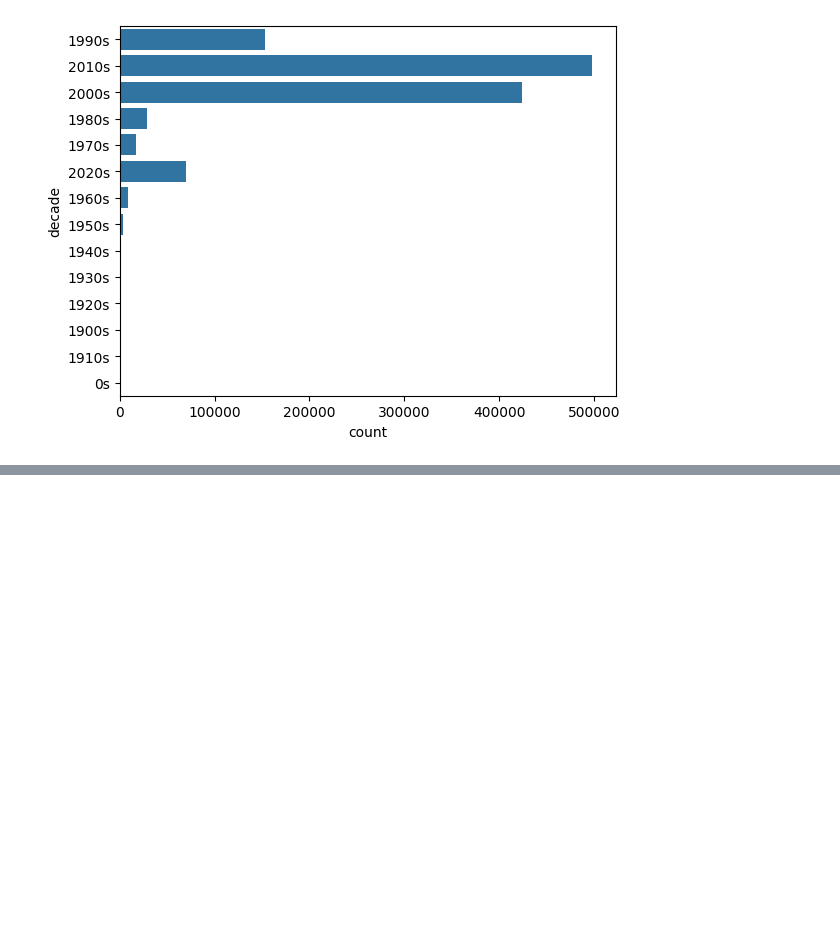
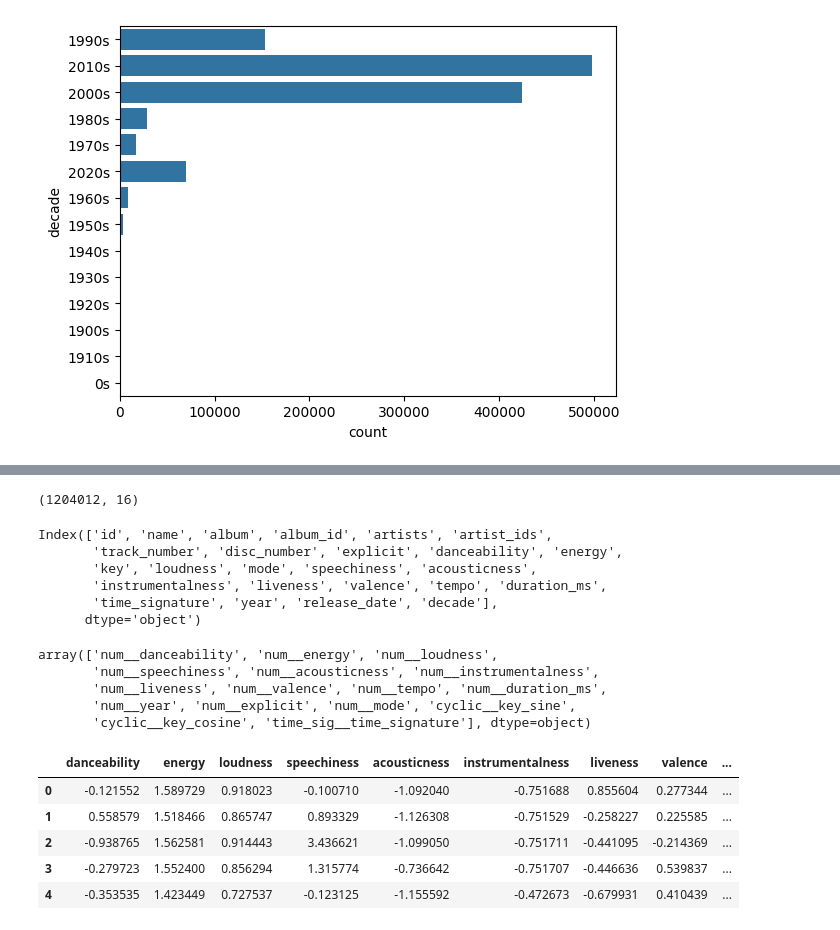
Before and after one commit to Sladkopar/PMLDL, a Jupyter notebook: notebooks(tests)/preprocess.ipynb, the cells around one changed output, grey strips where cells are left out. Drawn from its saved outputs; the diff is of its cells as text; code cells hidden in the pictures; blank space fills up the shorter version.

```diff
--- a/notebooks(tests)/preprocess.ipynb
+++ b/notebooks(tests)/preprocess.ipynb
@@ -185,0 +357,32 @@ sns.countplot(df.loc[:, 'decade'])
+# %%
+preprocessed_df.shape
+# %% [output]
+(1204012, 16)
+# %%
+df.columns
+# %% [output]
+Index(['id', 'name', 'album', 'album_id', 'artists', 'artist_ids',
+       'track_number', 'disc_number', 'explicit', 'danceability', 'energy',
+       'key', 'loudness', 'mode', 'speechiness', 'acousticness',
+       'instrumentalness', 'liveness', 'valence', 'tempo', 'duration_ms',
+       'time_signature', 'year', 'release_date', 'decade'],
+      dtype='object')
+# %%
+preprocessor.get_feature_names_out()
+# %% [output]
+array(['num__danceability', 'num__energy', 'num__loudness',
+       'num__speechiness', 'num__acousticness', 'num__instrumentalness',
+       'num__liveness', 'num__valence', 'num__tempo', 'num__duration_ms',
+       'num__year', 'num__explicit', 'num__mode', 'cyclic__key_sine',
+       'cyclic__key_cosine', 'time_sig__time_signature'], dtype=object)
+# %%
+preprocessed_column_names = list(map(lambda x: x.split('__')[1], preprocessor.get_feature_names_out().tolist()))
+final_df = pd.DataFrame(data=preprocessed_df, columns=preprocessed_column_names)
+final_df.head()
+# %% [output]
+|  | danceability | energy | loudness | speechiness | acousticness | instrumentalness | liveness | valence | ... |
+| 0 | -0.121552 | 1.589729 | 0.918023 | -0.100710 | -1.092040 | -0.751688 | 0.855604 | 0.277344 | ... |
+| 1 | 0.558579 | 1.518466 | 0.865747 | 0.893329 | -1.126308 | -0.751529 | -0.258227 | 0.225585 | ... |
+| 2 | -0.938765 | 1.562581 | 0.914443 | 3.436621 | -1.099050 | -0.751711 | -0.441095 | -0.214369 | ... |
+| 3 | -0.279723 | 1.552400 | 0.856294 | 1.315774 | -0.736642 | -0.751707 | -0.446636 | 0.539837 | ... |
+| 4 | -0.353535 | 1.423449 | 0.727537 | -0.123125 | -1.155592 | -0.472673 | -0.679931 | 0.410439 | ... |
```
Also changed, not shown: parts of 24 cells of this notebook.
